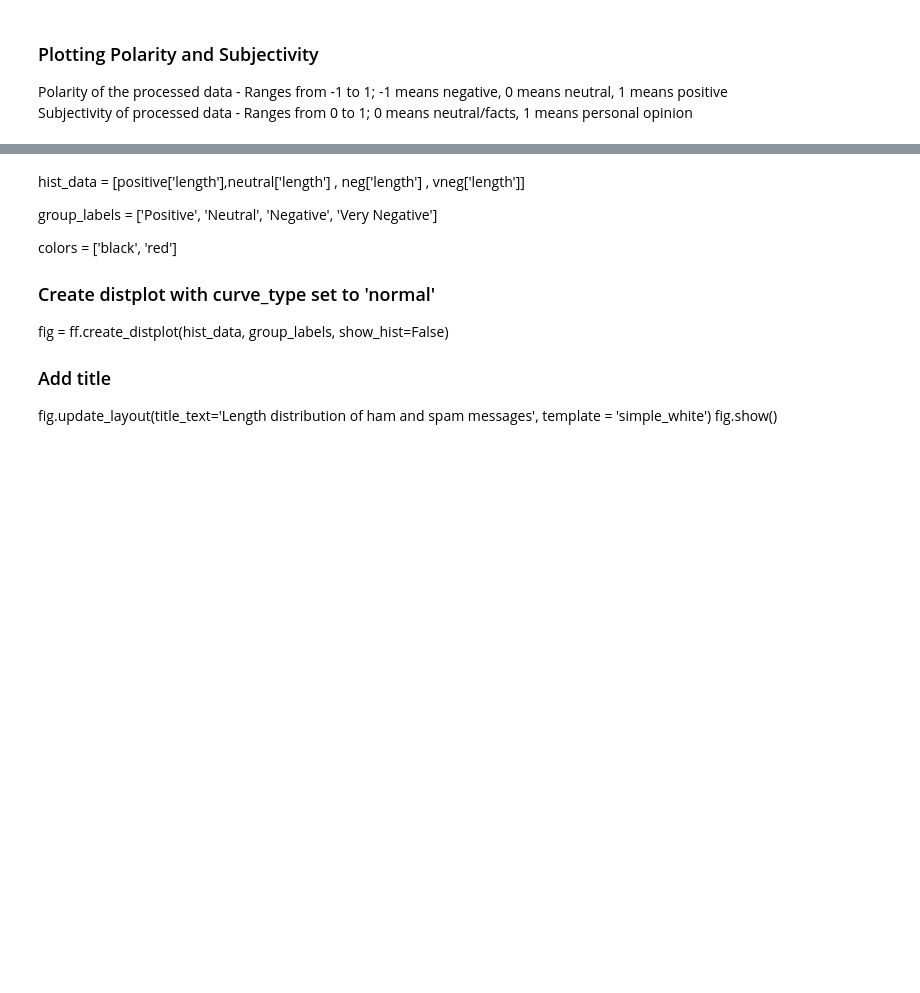
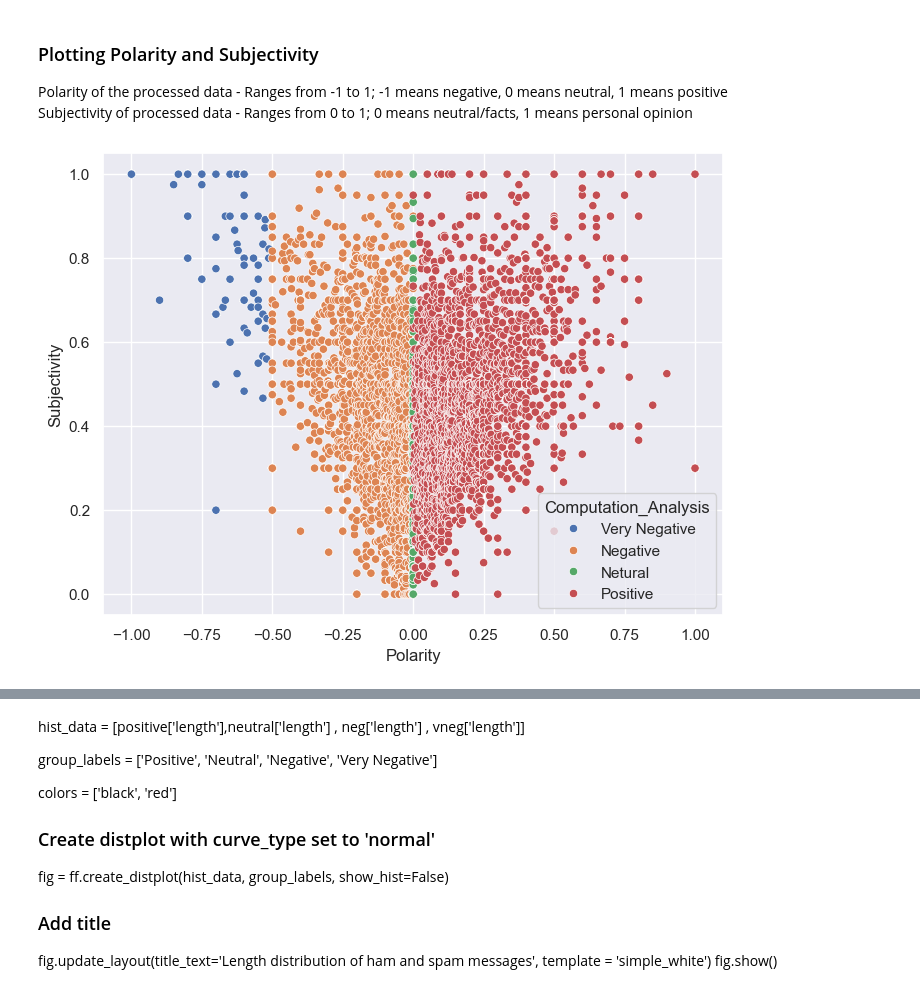
Before and after one commit to GemmaEvans0208/My-DAC-Curriculum, a Jupyter notebook: DAC-008_Intro_To_NLP/DAC-008_Sentiment_Analysis_1_Student.ipynb, the cells around one changed output, grey strips where cells are left out. Saved outputs shown, nothing was run; the diff lists cells and outputs as text; code cells hidden in the pictures; blank space fills up the shorter version.

```diff
--- a/DAC-008_Intro_To_NLP/DAC-008_Sentiment_Analysis_1_Student.ipynb
+++ b/DAC-008_Intro_To_NLP/DAC-008_Sentiment_Analysis_1_Student.ipynb
@@ -398,10 +456,15 @@ Polarity of the processed data - Ranges from -1 to 1; -1 means negative, 0 means
 Subjectivity of processed data - Ranges from 0 to 1; 0 means neutral/facts, 1 means personal opinion
 # %%
 # Creating a new dataframe sort_data to sort te polarity amd computation analysis
+sort_data = processed_tweet_data.sort_values(by =['Polarity'])
+# %%
+sort_data['Computation_Analysis'] = sort_data['Computation_Analysis']
 # %%
 # Plotting our scatter plot
-# fig, ax = plt.subplots(figsize=(8,6))
-# sns.scatterplot(x='Polarity', y='Subjectivity', hue='Computation_Analysis', data=sort_data)
-# plt.show()
+fig, ax = plt.subplots(figsize=(8,6))
+sns.scatterplot(x='Polarity', y='Subjectivity', hue='Computation_Analysis', data=sort_data)
+plt.show()
+# %% [output]
+[figure, added]
 # %%
 # Creating our variables to store each column
```
Also changed, not shown: parts of 31 cells of this notebook.
